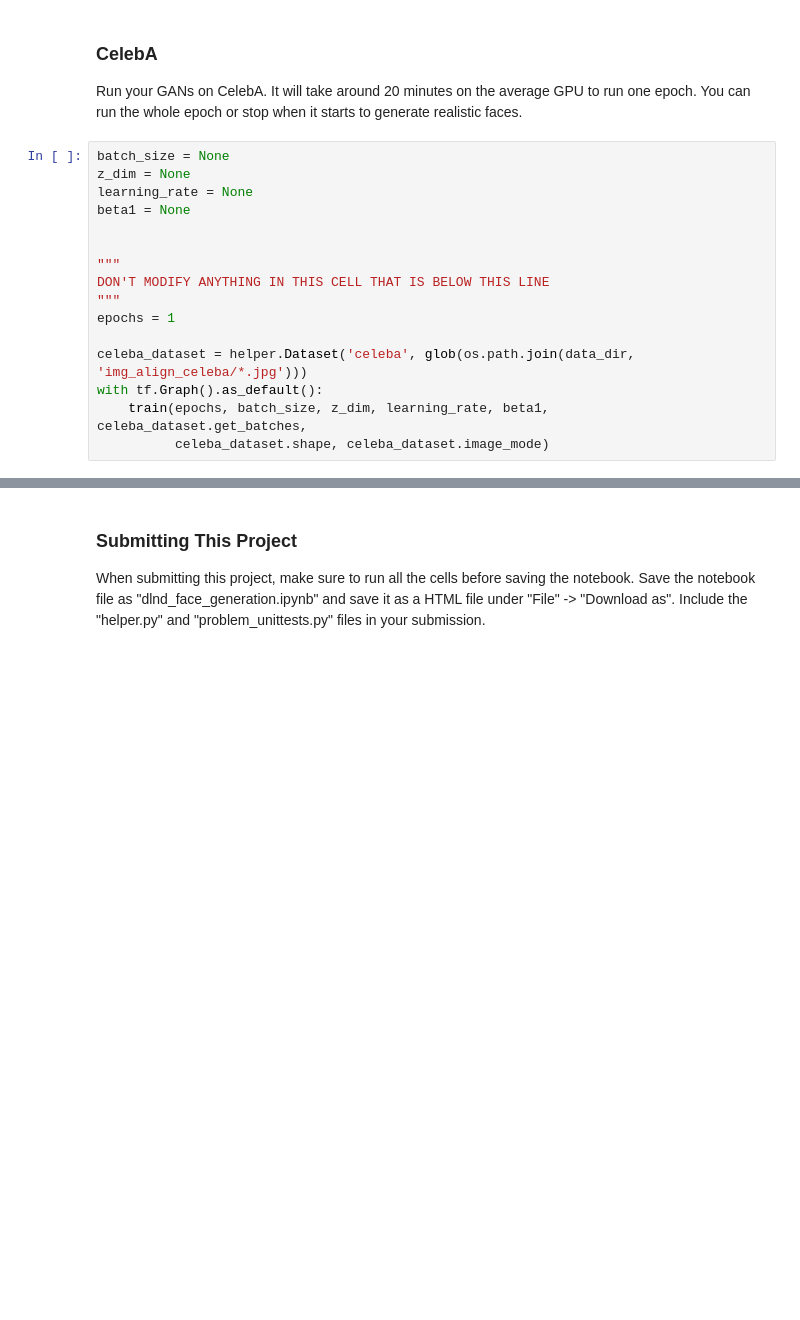
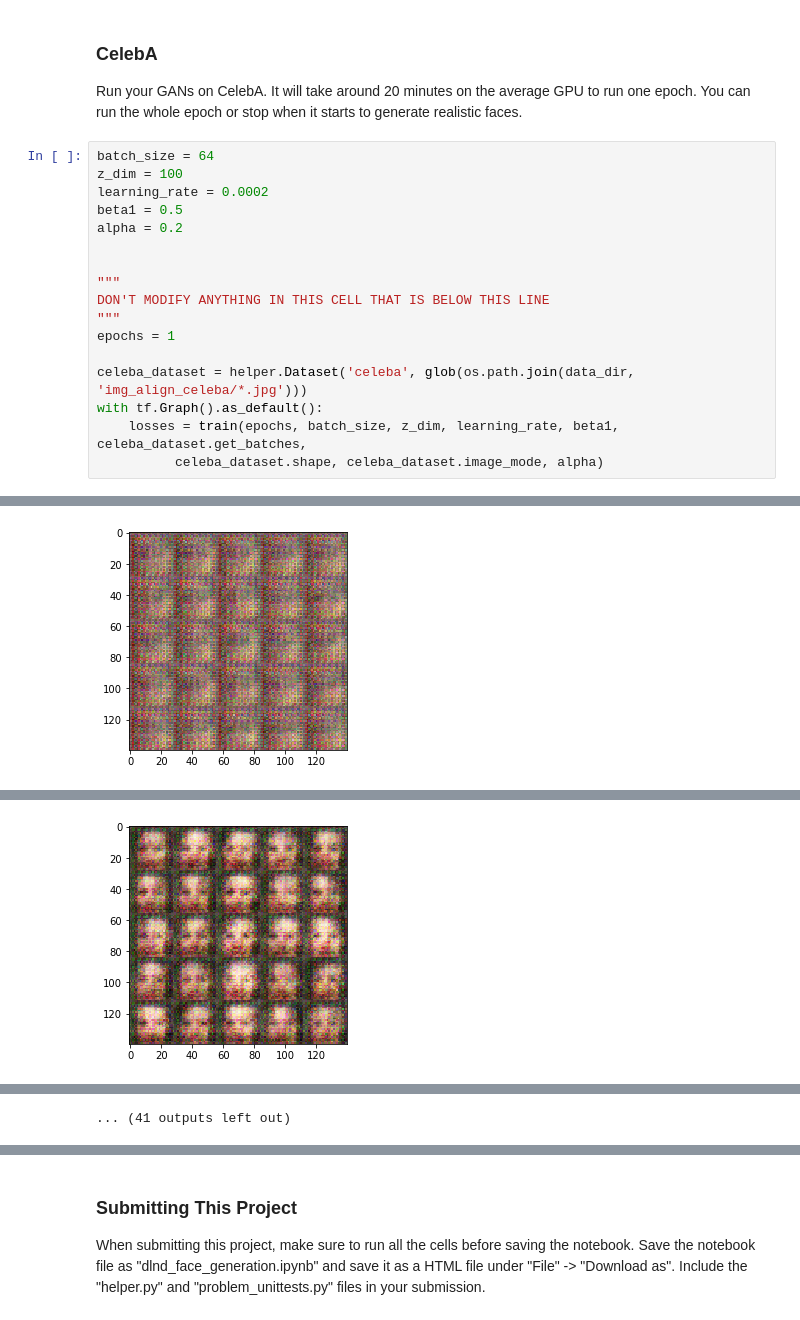
Before and after one commit to Slaski/DLND-Generate_Faces, a Jupyter notebook: dlnd_face_generation.ipynb, the cells around one changed output, grey strips where cells are left out. Drawn from its saved outputs; the diff is of its cells as text; blank space fills up the shorter version.

Commit message:
feat: Trained the Celeba dataset.

```diff
--- a/dlnd_face_generation.ipynb
+++ b/dlnd_face_generation.ipynb
@@ -484,10 +484,11 @@ plt.legend()
 ### CelebA
 Run your GANs on CelebA.  It will take around 20 minutes on the average GPU to run one epoch.  You can run the whole epoch or stop when it starts to generate realistic faces.
 # %%
-batch_size = None
-z_dim = None
-learning_rate = None
-beta1 = None
+batch_size = 64
+z_dim = 100
+learning_rate = 0.0002
+beta1 = 0.5
+alpha = 0.2
 
 
 """
@@ -497,5 +498,6 @@ epochs = 1
 
 celeba_dataset = helper.Dataset('celeba', glob(os.path.join(data_dir, 'img_align_celeba/*.jpg')))
 with tf.Graph().as_default():
-    train(epochs, batch_size, z_dim, learning_rate, beta1, celeba_dataset.get_batches,
-          celeba_dataset.shape, celeba_dataset.image_mode)
+    losses = train(epochs, batch_size, z_dim, learning_rate, beta1, celeba_dataset.get_batches,
+          celeba_dataset.shape, celeba_dataset.image_mode, alpha)
+# %% [output]
@@ -501,0 +514 @@ with tf.Graph().as_default():
+[figure, added]
@@ -501,0 +525 @@ with tf.Graph().as_default():
+[figure, added]
@@ -501,0 +570 @@ with tf.Graph().as_default():
+... (41 outputs left out)
```
Also changed, not shown: parts of 4 cells of this notebook.
